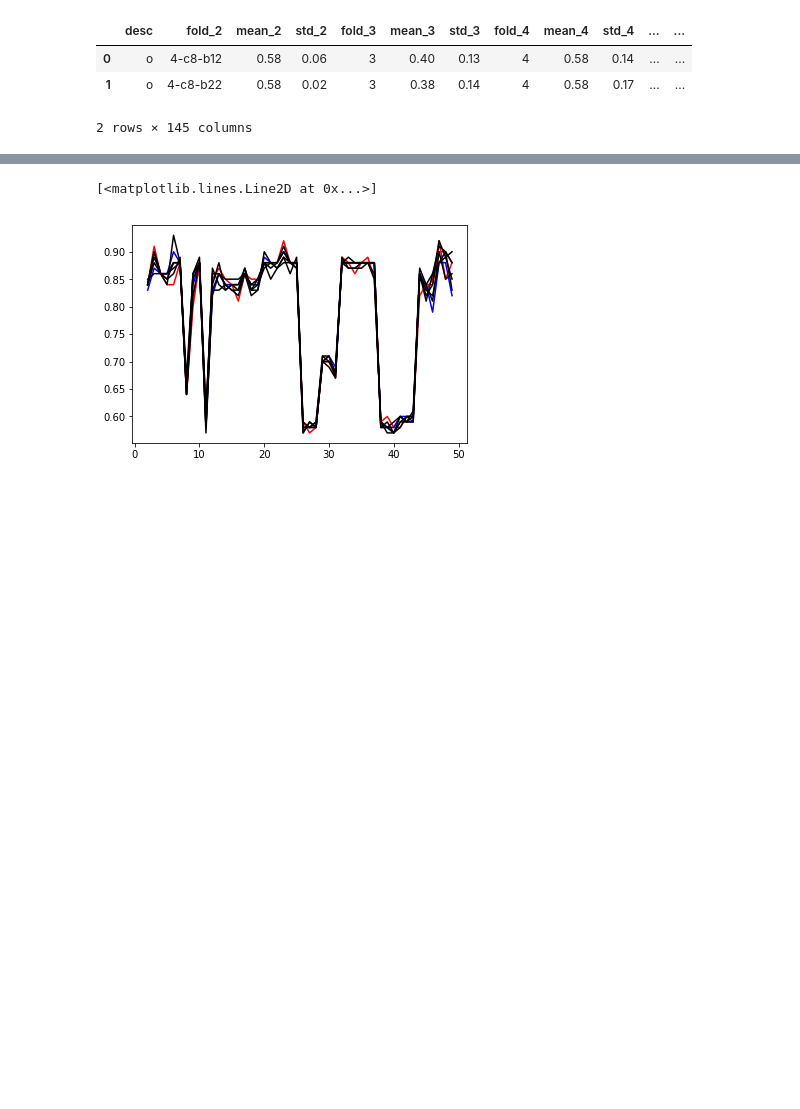
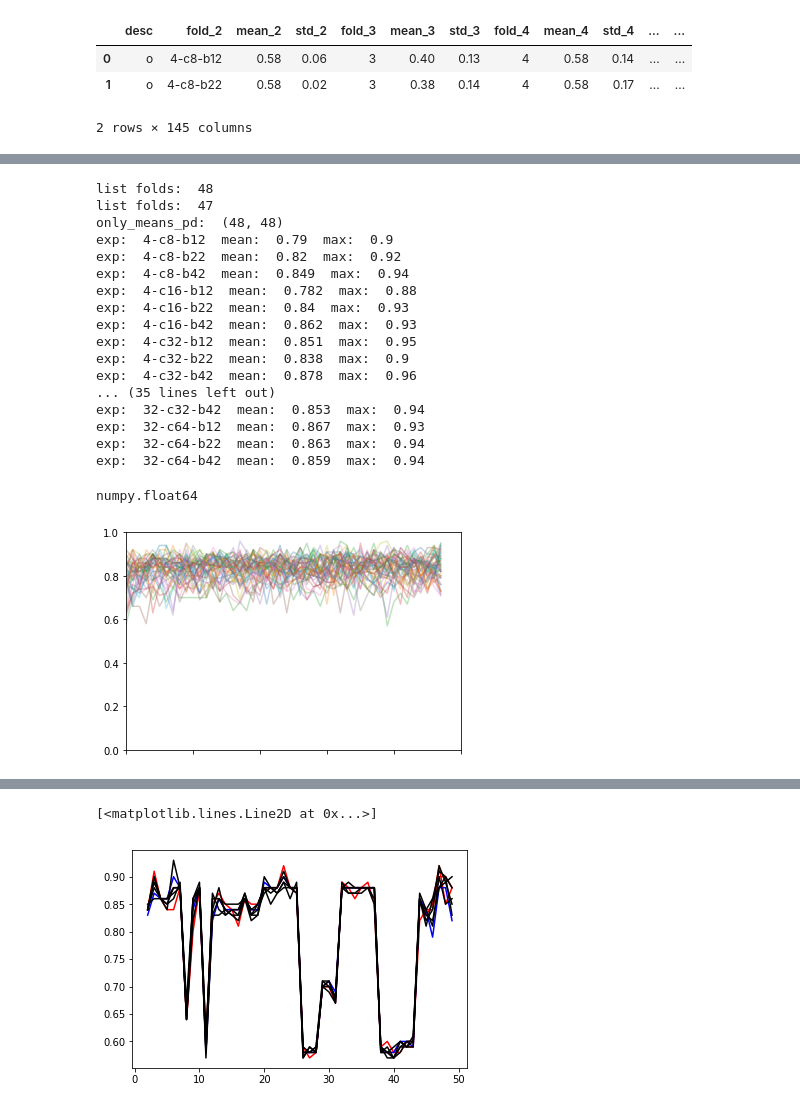
Before and after one commit to famarcar/Wear_Classification, a Jupyter notebook: DataAnalysis.ipynb, the cells around one changed output, grey strips where cells are left out. Cells and saved outputs as stored; diff of their text form; code cells hidden in the pictures; blank space fills up the shorter version.

```diff
--- a/DataAnalysis.ipynb
+++ b/DataAnalysis.ipynb
@@ -108,0 +142,55 @@ SVC_pd.head(2)
+# %%
+import numpy as np
+import matplotlib.pyplot as plt
+#%matplotlib inline
+
+list_folds = range(2, 50)
+
+list_heads =[]
+for l in list_folds:
+    list_heads.append('mean_'+ str(l))
+
+
+only_means_pd = RaF_pd.filter(items=list_heads)
+#print(only_means_pd)
+
+print("list folds: ", len(list_folds))
+print("list folds: ", len(list_folds[:-1]))
+print("only_means_pd: ", only_means_pd.shape)
+
+label_exp =[]
+mean_exp = []
+max_exp = []
+
+for l in range(len(list_folds)):
+    only_means_pd.loc[l].plot( alpha=0.3) #, label="a")
+    print("exp: ", RaF_pd["fold_2"][l], " mean: ", round(np.mean(only_means_pd.loc[l]), 3), " max: ",  round(np.max(only_means_pd.loc[l]), 3))
+    label_exp.append(RaF_pd["fold_2"][l])
+    mean_exp.append(round(np.mean(only_means_pd.loc[l]), 3))
+    max_exp.append(round(np.max(only_means_pd.loc[l]), 3))
+
+
+plt.xlim([0,50])
+plt.ylim([0, 1])
+#plt.legend()
+type(np.mean(only_means_pd.loc[0]))
+# %% [output]
+list folds:  48
+list folds:  47
+only_means_pd:  (48, 48)
+exp:  4-c8-b12  mean:  0.79  max:  0.9
+exp:  4-c8-b22  mean:  0.82  max:  0.92
+exp:  4-c8-b42  mean:  0.849  max:  0.94
+exp:  4-c16-b12  mean:  0.782  max:  0.88
+exp:  4-c16-b22  mean:  0.84  max:  0.93
+exp:  4-c16-b42  mean:  0.862  max:  0.93
+exp:  4-c32-b12  mean:  0.851  max:  0.95
+exp:  4-c32-b22  mean:  0.838  max:  0.9
+exp:  4-c32-b42  mean:  0.878  max:  0.96
+... (35 lines left out)
+exp:  32-c32-b42  mean:  0.853  max:  0.94
+exp:  32-c64-b12  mean:  0.867  max:  0.93
+exp:  32-c64-b22  mean:  0.863  max:  0.94
+exp:  32-c64-b42  mean:  0.859  max:  0.94
+numpy.float64
+[figure, added]
```
Also changed, not shown: parts of 9 cells of this notebook.
